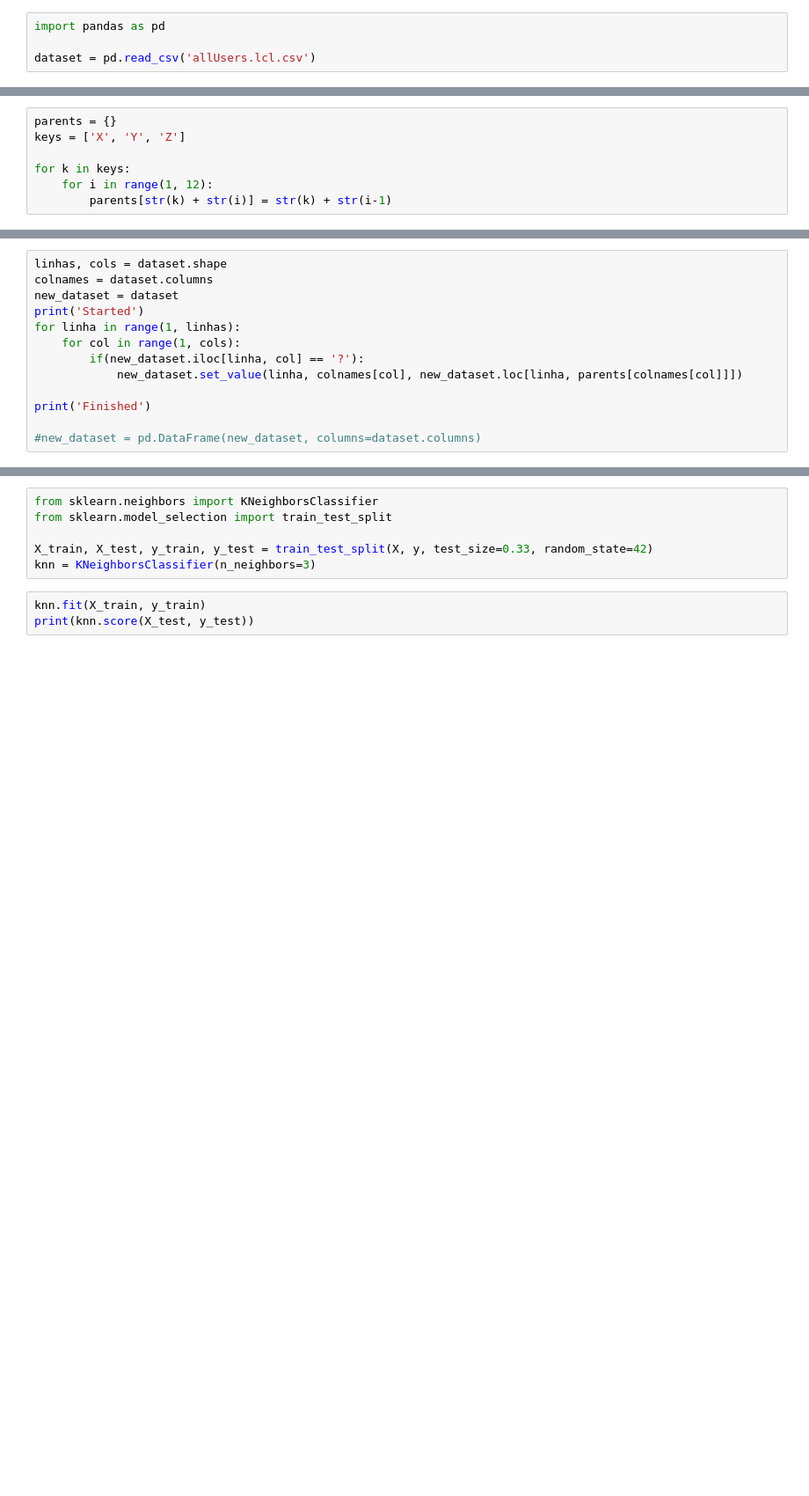
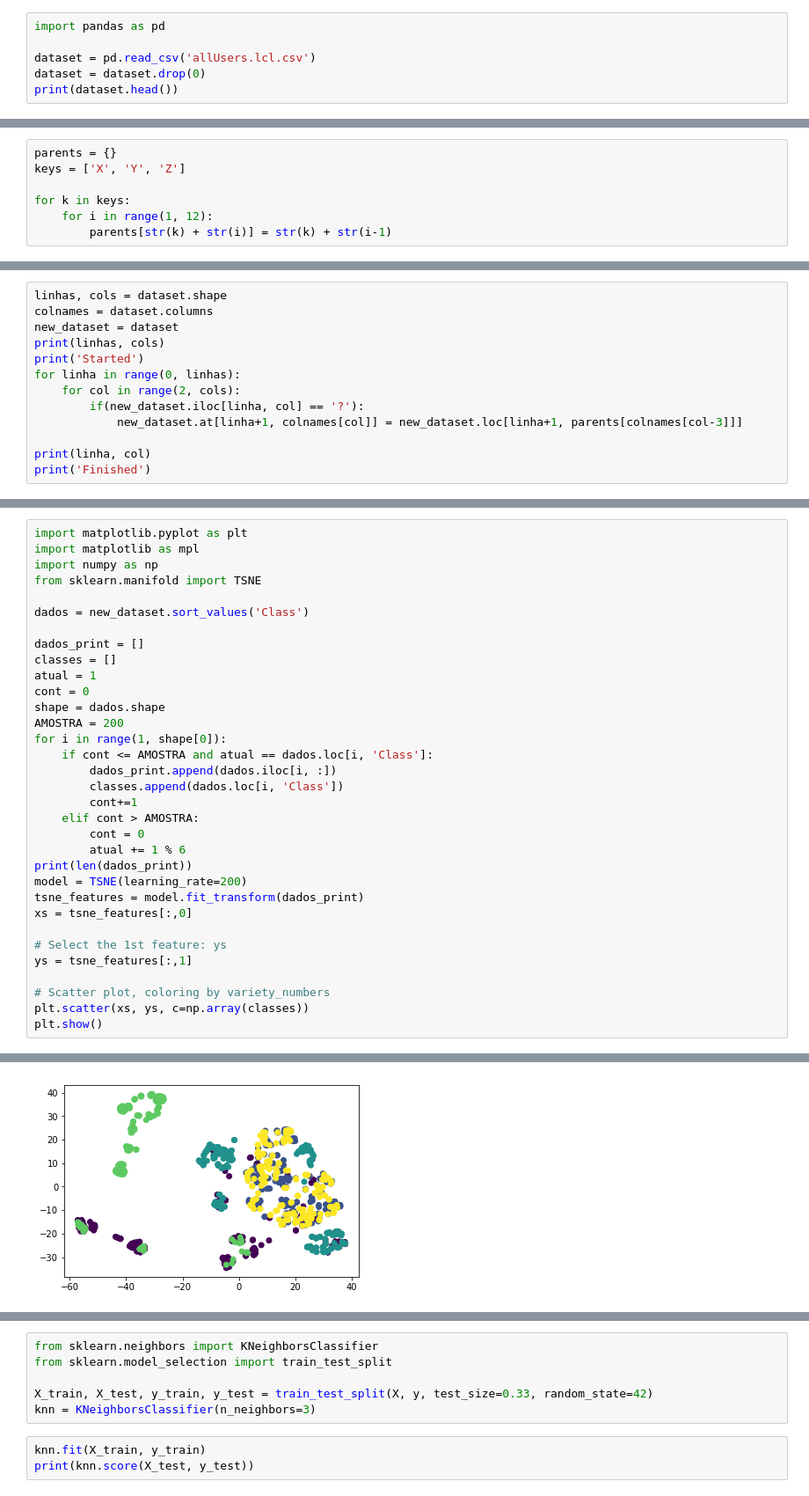
Before and after one commit to Machine-Learning-FGA/Hand-Postures, a Jupyter notebook: Preprocessing.ipynb, the cells around one changed output, grey strips where cells are left out. Shown: that part at 88% size. Cells and saved outputs as stored; diff of their text form; blank space fills up the shorter version.

Commit message:
Fixing problem in preprocessing, plotting data

```diff
--- a/Preprocessing.ipynb
+++ b/Preprocessing.ipynb
@@ -2,3 +2,5 @@
 import pandas as pd
 
 dataset = pd.read_csv('allUsers.lcl.csv')
+dataset = dataset.drop(0)
+print(dataset.head())
@@ -35,13 +37,13 @@ dict_keys(['X1', 'X2', 'X3', 'X4', 'X5', 'X6', 'X7', 'X8', 'X9', 'X10', 'X11', '
 linhas, cols = dataset.shape
 colnames = dataset.columns
 new_dataset = dataset
+print(linhas, cols)
 print('Started')
-for linha in range(1, linhas):
-    for col in range(1, cols):
+for linha in range(0, linhas):
+    for col in range(2, cols):
         if(new_dataset.iloc[linha, col] == '?'):
-            new_dataset.set_value(linha, colnames[col], new_dataset.loc[linha, parents[colnames[col]]])
+            new_dataset.at[linha+1, colnames[col]] = new_dataset.loc[linha+1, parents[colnames[col-3]]]
 
+print(linha, col)
 print('Finished')
-
-#new_dataset = pd.DataFrame(new_dataset, columns=dataset.columns)
 # %% [output]
@@ -49,0 +76,34 @@ Finished
+# %%
+import matplotlib.pyplot as plt
+import matplotlib as mpl
+import numpy as np
+from sklearn.manifold import TSNE
+
+dados = new_dataset.sort_values('Class')
+
+dados_print = []
+classes = []
+atual = 1
+cont = 0
+shape = dados.shape
+AMOSTRA = 200
+for i in range(1, shape[0]):
+    if cont <= AMOSTRA and atual == dados.loc[i, 'Class']:
+        dados_print.append(dados.iloc[i, :])
+        classes.append(dados.loc[i, 'Class'])
+        cont+=1
+    elif cont > AMOSTRA:
+        cont = 0
+        atual += 1 % 6
+print(len(dados_print))
+model = TSNE(learning_rate=200)
+tsne_features = model.fit_transform(dados_print)
+xs = tsne_features[:,0]
+
+# Select the 1st feature: ys
+ys = tsne_features[:,1]
+
+# Scatter plot, coloring by variety_numbers
+plt.scatter(xs, ys, c=np.array(classes))
+plt.show()
+# %% [output]
@@ -50 +111,2 @@ Finished
+[figure, added]
 # %%
```
Also changed, not shown: parts of 10 cells of this notebook.
